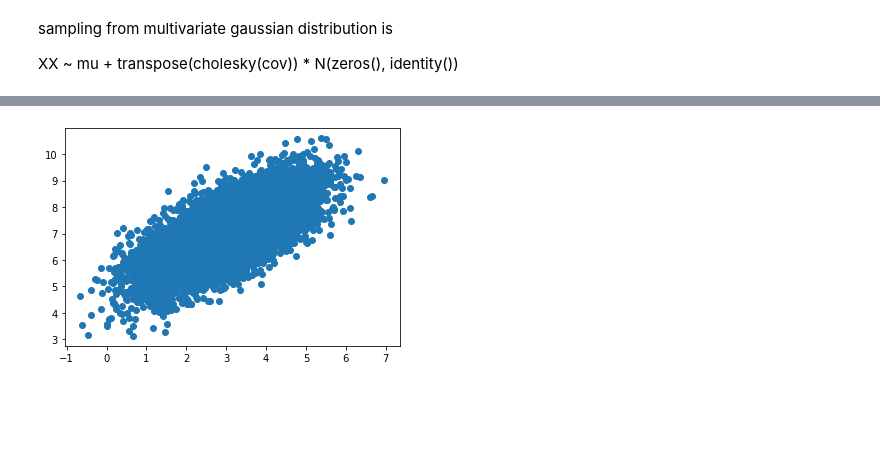
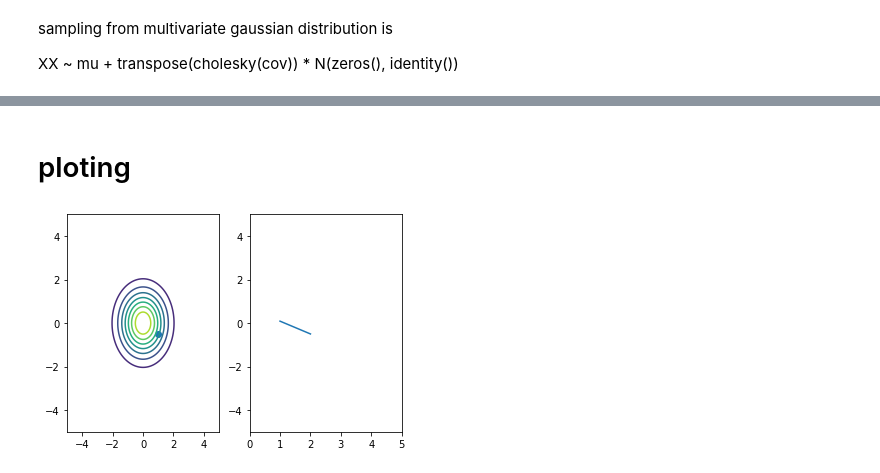
Before and after one commit to smrutijz/exploration, a Jupyter notebook: bayesian/gaussian sampling.ipynb, the cells around one changed output, grey strips where cells are left out. Drawn from its saved outputs; the diff is of its cells as text; code cells hidden in the pictures; blank space fills up the shorter version.

```diff
--- a/bayesian/gaussian sampling.ipynb
+++ b/bayesian/gaussian sampling.ipynb
@@ -77,4 +69,26 @@ print(np.cov(XX1_org, rowvar=0))
-# %%
-plt.scatter(XX1_org[:,0], XX1_org[:,1]);
-# %% [output]
-[figure, removed]
+# %% [markdown]
+# ploting
+# %%
+def plot_bivargauss(mean, cov):
+    #Create grid and multivariate normal
+    x = np.linspace(-5,5,500)
+    y = np.linspace(-5,5,500)
+    X, Y = np.meshgrid(x,y)
+    pos = np.empty(X.shape + (2,))
+    pos[:, :, 0] = X; pos[:, :, 1] = Y
+
+    multigauss = stats.multivariate_normal(mean, cov)
+    Z = multigauss.pdf(pos)
+    rv = np.append(np.arange(1,3).reshape(-1,1), multigauss.rvs(1).reshape(-1,1), axis=1)
+
+    fig, (ax1, ax2) = plt.subplots(ncols=2)
+    ax1.contour(X, Y, Z,cmap='viridis',linewidth=0)
+    ax1.scatter(rv[0,0],rv[1,1])
+
+    ax2.plot(rv[:,0], rv[:,1])
+    ax2.axis(xmin=0,xmax=5, ymin=-5, ymax=5)
+    plt.show();
+# %%
+plot_bivargauss(mean0, cov0)
+# %% [output]
+[figure, added]
```
Also changed, not shown: parts of 14 cells of this notebook.
